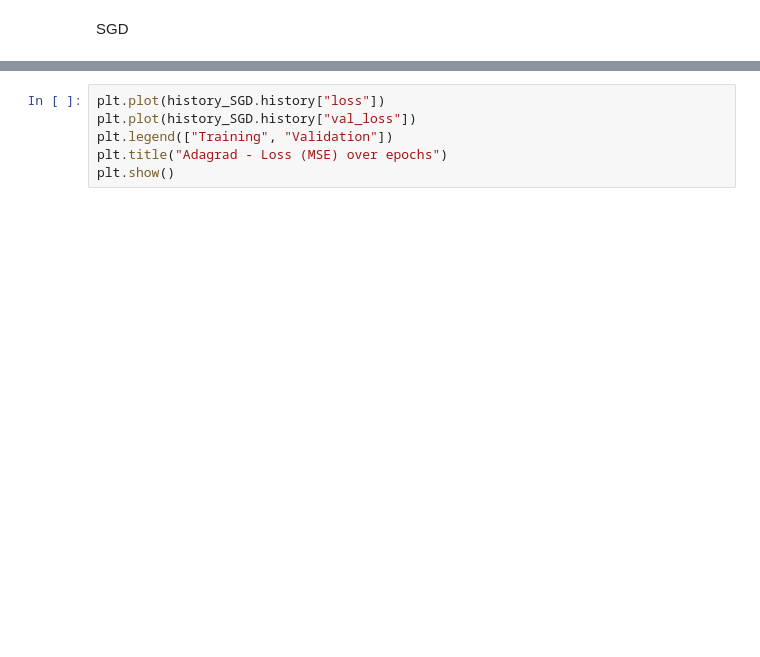
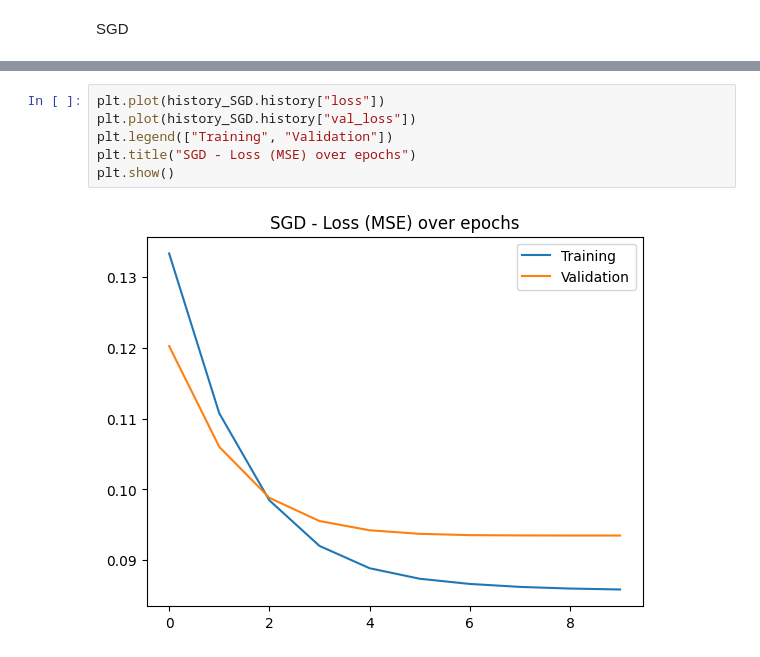
Before and after one commit to Garbarkozaurus/CV_denoising, a Jupyter notebook: tf_autoencoder_tutorial.ipynb, the cells around one changed output, grey strips where cells are left out. Saved outputs shown, nothing was run; the diff lists cells and outputs as text; blank space fills up the shorter version.

```diff
--- a/tf_autoencoder_tutorial.ipynb
+++ b/tf_autoencoder_tutorial.ipynb
@@ -280,9 +375,11 @@ history_SGD = autoencoder_SGD.fit(train_x, train_y,
 # %%
 plt.plot(history_SGD.history["loss"])
 plt.plot(history_SGD.history["val_loss"])
 plt.legend(["Training", "Validation"])
-plt.title("Adagrad - Loss (MSE) over epochs")
+plt.title("SGD - Loss (MSE) over epochs")
 plt.show()
+# %% [output]
+[figure, added]
 # %%
 plt.plot(history_SGD.history["MAE"])
 plt.plot(history_SGD.history["val_MAE"])
```
Also changed, not shown: parts of 33 cells of this notebook.
